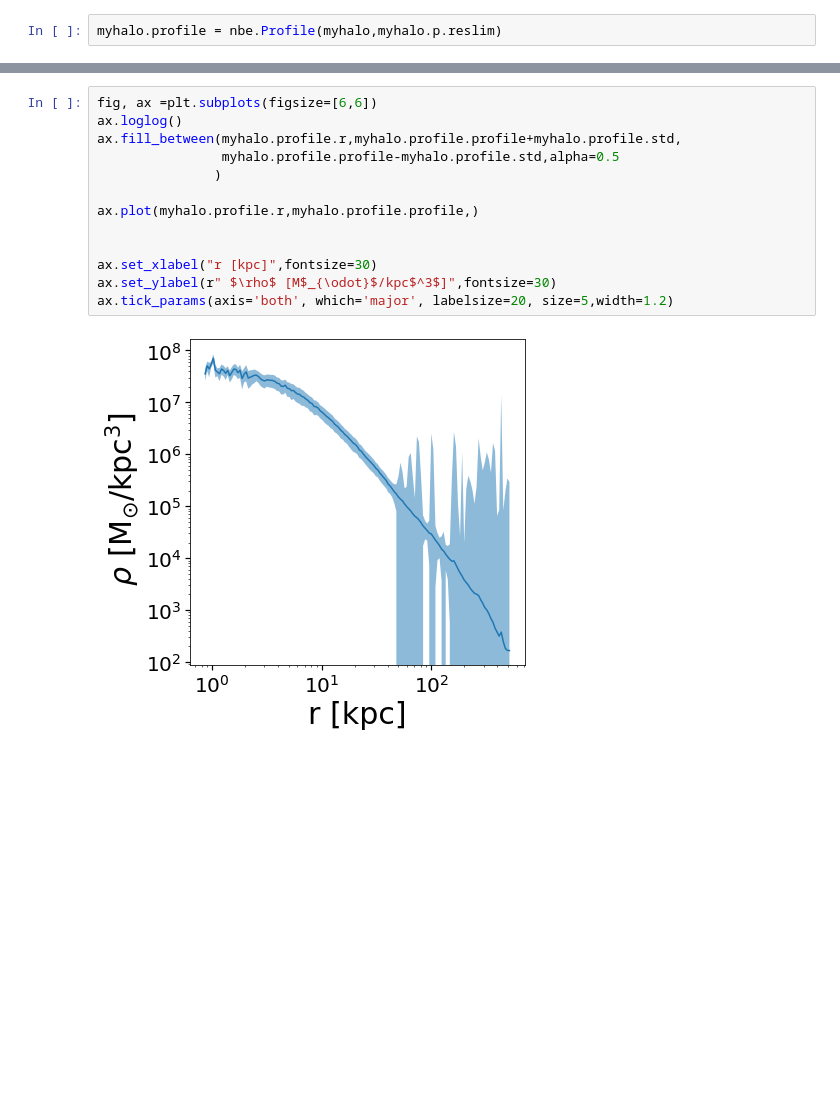
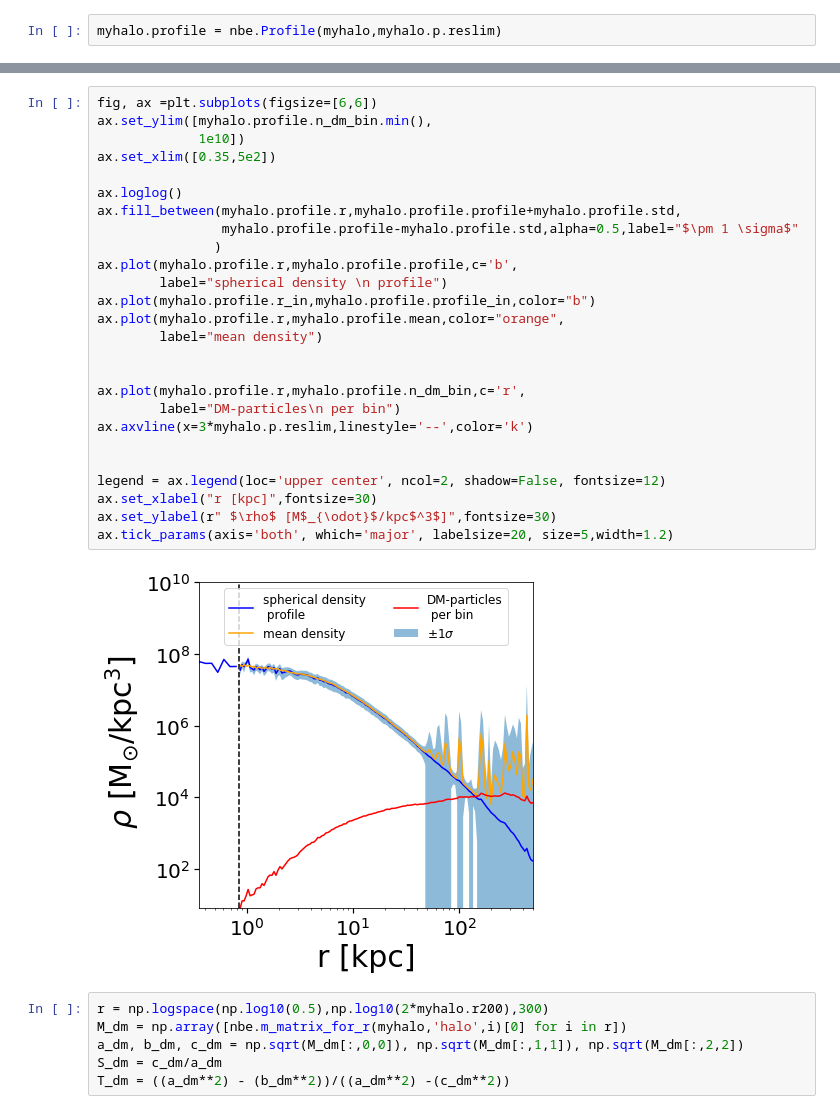
Before and after one commit to luturonunca/WKBL-isolated, a Jupyter notebook: tutorials/2) Dark Matter halo (density profile, cfalcon calculations and interria tensor).ipynb, the cells around one changed output, grey strips where cells are left out. Cells and saved outputs as stored; diff of their text form; blank space fills up the shorter version.

```diff
--- a/tutorials/2) Dark Matter halo (density profile, cfalcon calculations and interria tensor).ipynb
+++ b/tutorials/2) Dark Matter halo (density profile, cfalcon calculations and interria tensor).ipynb
@@ -68,15 +99,34 @@ ax.tick_params(axis='both', which='major', labelsize=20, size=5,width=1.2)
 # %%
 fig, ax =plt.subplots(figsize=[6,6])
+ax.set_ylim([myhalo.profile.n_dm_bin.min(),
+             1e10])
+ax.set_xlim([0.35,5e2])
+
 ax.loglog()
 ax.fill_between(myhalo.profile.r,myhalo.profile.profile+myhalo.profile.std,
-                myhalo.profile.profile-myhalo.profile.std,alpha=0.5
+                myhalo.profile.profile-myhalo.profile.std,alpha=0.5,label="$\pm 1 \sigma$"
                )
-
-ax.plot(myhalo.profile.r,myhalo.profile.profile,)
+ax.plot(myhalo.profile.r,myhalo.profile.profile,c='b',
+        label="spherical density \n profile")
+ax.plot(myhalo.profile.r_in,myhalo.profile.profile_in,color="b")
+ax.plot(myhalo.profile.r,myhalo.profile.mean,color="orange",
+        label="mean density")
 
 
+ax.plot(myhalo.profile.r,myhalo.profile.n_dm_bin,c='r',
+        label="DM-particles\n per bin")
+ax.axvline(x=3*myhalo.p.reslim,linestyle='--',color='k')
+
+
+legend = ax.legend(loc='upper center', ncol=2, shadow=False, fontsize=12)
 ax.set_xlabel("r [kpc]",fontsize=30)
 ax.set_ylabel(r" $\rho$ [M$_{\odot}$/kpc$^3$]",fontsize=30)
 ax.tick_params(axis='both', which='major', labelsize=20, size=5,width=1.2)
 # %% [output]
-[figure, old version]
+[figure, new version]
+# %%
+r = np.logspace(np.log10(0.5),np.log10(2*myhalo.r200),300)
+M_dm = np.array([nbe.m_matrix_for_r(myhalo,'halo',i)[0] for i in r])
+a_dm, b_dm, c_dm = np.sqrt(M_dm[:,0,0]), np.sqrt(M_dm[:,1,1]), np.sqrt(M_dm[:,2,2])
+S_dm = c_dm/a_dm
+T_dm = ((a_dm**2) - (b_dm**2))/((a_dm**2) -(c_dm**2))
```
Also changed, not shown: parts of 7 cells of this notebook, 2 other files.
